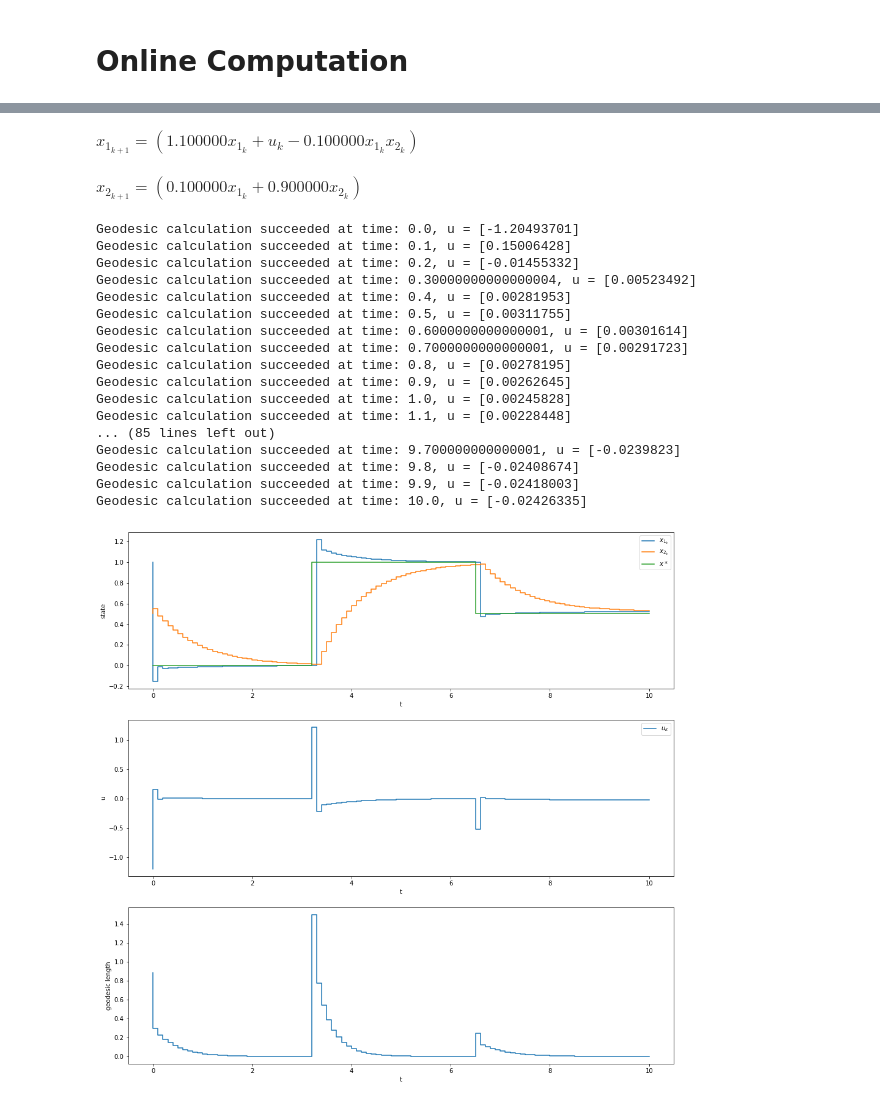
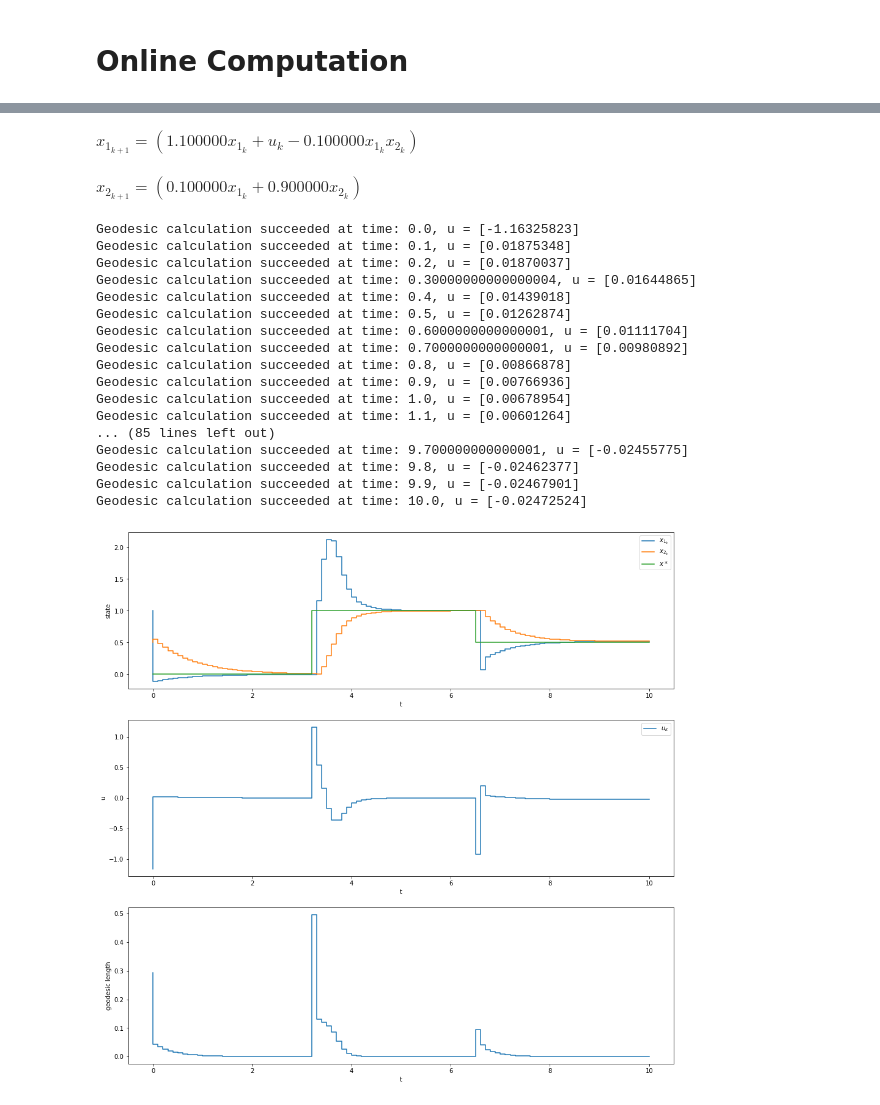
Before and after one commit to shaoyuancc/dccm_quasistatic, a Jupyter notebook: dccm_quasistatic/theory/cstr_example.ipynb, the cells around one changed output, grey strips where cells are left out. Cells and saved outputs as stored; diff of their text form; code cells hidden in the pictures.

```diff
--- a/dccm_quasistatic/theory/cstr_example.ipynb
+++ b/dccm_quasistatic/theory/cstr_example.ipynb
@@ -188,14 +210,14 @@ for i in range(N):
     Wk_next = np.array([[W11k_next, W12k_next], [W12k_next, W22k_next]])
 
 
-    L1k = l1c.dot(v)
-    L2k = l2c.dot(v)
+    L1k = l1c.dot(v_xi)
+    L2k = l2c.dot(v_xi)
     Lk = np.array([[L1k, L2k]])
 
-    # print("Wk: ", Wk.shape)
-    # print("Ak: ", Ak.shape)
-    # print("Bk: ", Bk.shape)
-    # print("Lk: ", Lk.shape)
+    print("Wk: ", Wk.shape)
+    print("Ak: ", Ak.shape)
+    print("Bk: ", Bk.shape)
+    print("Lk: ", Lk.shape)
 
 
     cross_diag = Ak @ Wk + Bk @ Lk
@@ -227,11 +249,11 @@ for c in infeasible_constraints:
     print(f"infeasible constraint: {c}")
 
 # Extract the solution
-print("w11c:\n", result.GetSolution(w11c))
-print("\nw12c:\n", result.GetSolution(w12c))
-print("\nw22c:\n", result.GetSolution(w22c))
-print("\nl1c:\n", result.GetSolution(l1c))
-print("\nl2c:\n", result.GetSolution(l2c))
+# print("w11c:\n", result.GetSolution(w11c))
+# print("\nw12c:\n", result.GetSolution(w12c))
+# print("\nw22c:\n", result.GetSolution(w22c))
+# print("\nl1c:\n", result.GetSolution(l1c))
+# print("\nl2c:\n", result.GetSolution(l2c))
 
 w11c_ans = result.GetSolution(w11c)
 w12c_ans = result.GetSolution(w12c)
@@ -273,7 +277,7 @@ def display_expression(label:str, expr):
         )
     )
 # %%
-class DesiredTrajectory(LeafSystem):
+class DesiredTrajectorySource(LeafSystem):
     def __init__(self, dim_x, dim_u):
         LeafSystem.__init__(self)
         self.dim_x = dim_x
@@ -438,7 +442,7 @@ class DCCMOnlineController(LeafSystem):
             W22i = self.params.w22c.dot(v)
             Wi = np.array([[W11i, W12i], [W12i, W22i]])
             # Get M(x_i) by inverting W(x_i)
-            Mi = self.get_2x2_inverse(Wi) # <= because of the division, this is not a polynomial anymore.
+            Mi = matrix_inverse(Wi) # self.get_2x2_inverse(Wi) # <= because of the division, this is not a polynomial anymore.
 
             # Rational Polynomial Expression
             metric_dist = delta_s[i] * delta_xs[i].T @ Mi @ delta_xs[i]
@@ -499,5 +503,5 @@ def visualize_geodesic_path(x0, x1, x, delta_xs, delta_s):
     plt.plot(x1[0], x1[1], 'o', color='green')
     plt.show()
 
-test_geodesic()
+# test_geodesic()
 # test_control_law()
@@ -523,6 +508,6 @@ delta_s:  [0.07247622 0.072066   0.07147429 0.07072266 0.06985005 0.06888881
 # %%
 params = DCCMOnlineParams(w11c_ans, w12c_ans, w22c_ans, l1c_ans, l2c_ans,
-                            N=3)
+                          deg=deg, N=3)
 x1 = Variable('x_{1_k}')
 x2 = Variable('x_{2_k}')
 u = np.array([Variable('u_k')])
@@ -552,7 +537,7 @@ system = builder.AddSystem(cstr_sys)
 controller = builder.AddSystem(DCCMOnlineController(params))
 
 # Desired trajectory system
-desired_trajectory = builder.AddSystem(DesiredTrajectory(params.dim_x, params.dim_u))
+desired_trajectory = builder.AddSystem(DesiredTrajectorySource(params.dim_x, params.dim_u))
 
 builder.Connect(desired_trajectory.GetOutputPort("x_desired"), controller.GetInputPort("x_desired"))
 builder.Connect(desired_trajectory.GetOutputPort("u_desired"), controller.GetInputPort("u_desired"))
@@ -584,47 +569,47 @@ u_log = u_logger.FindLog(context)
 g_log = g_logger.FindLog(context)
 
 fig, axs = plt.subplots(3, 1, figsize=(16, 16))
 
 axis = axs[0]
 axis.step(x_log.sample_times(),
          x_log.data().transpose(),
          x_log.sample_times(), xd_log.data().transpose()[:,0])
 axis.legend([r'$x_{1_k}$', r'$x_{2_k}$', r'$x*$'])
 axis.set_ylabel('state')
 axis.set_xlabel('t')
 
 axis = axs[1]
 axis.step(u_log.sample_times(),
          u_log.data().transpose())
 axis.legend([r'$u_{k}$'])
 axis.set_ylabel('u')
 axis.set_xlabel('t')
 
 axis = axs[2]
 axis.step(g_log.sample_times(),
          g_log.data().transpose())
 axis.set_ylabel('geodesic length')
 axis.set_xlabel('t')
 
 plt.show()
 # %% [output]
 $x_{1_{k+1}} = (1.100000x_{1_k} + u_k - 0.100000x_{1_k} x_{2_k})$
 $x_{2_{k+1}} = (0.100000x_{1_k} + 0.900000x_{2_k})$
-Geodesic calculation succeeded at time: 0.0, u = [-1.20493701]
-Geodesic calculation succeeded at time: 0.1, u = [0.15006428]
-Geodesic calculation succeeded at time: 0.2, u = [-0.01455332]
-Geodesic calculation succeeded at time: 0.30000000000000004, u = [0.00523492]
-Geodesic calculation succeeded at time: 0.4, u = [0.00281953]
-Geodesic calculation succeeded at time: 0.5, u = [0.00311755]
-Geodesic calculation succeeded at time: 0.6000000000000001, u = [0.00301614]
-Geodesic calculation succeeded at time: 0.7000000000000001, u = [0.00291723]
-Geodesic calculation succeeded at time: 0.8, u = [0.00278195]
-Geodesic calculation succeeded at time: 0.9, u = [0.00262645]
-Geodesic calculation succeeded at time: 1.0, u = [0.00245828]
-Geodesic calculation succeeded at time: 1.1, u = [0.00228448]
+Geodesic calculation succeeded at time: 0.0, u = [-1.16325823]
+Geodesic calculation succeeded at time: 0.1, u = [0.01875348]
+Geodesic calculation succeeded at time: 0.2, u = [0.01870037]
+Geodesic calculation succeeded at time: 0.30000000000000004, u = [0.01644865]
+Geodesic calculation succeeded at time: 0.4, u = [0.01439018]
+Geodesic calculation succeeded at time: 0.5, u = [0.01262874]
+Geodesic calculation succeeded at time: 0.6000000000000001, u = [0.01111704]
+Geodesic calculation succeeded at time: 0.7000000000000001, u = [0.00980892]
+Geodesic calculation succeeded at time: 0.8, u = [0.00866878]
+Geodesic calculation succeeded at time: 0.9, u = [0.00766936]
+Geodesic calculation succeeded at time: 1.0, u = [0.00678954]
+Geodesic calculation succeeded at time: 1.1, u = [0.00601264]
 ... (85 lines left out)
-Geodesic calculation succeeded at time: 9.700000000000001, u = [-0.0239823]
-Geodesic calculation succeeded at time: 9.8, u = [-0.02408674]
-Geodesic calculation succeeded at time: 9.9, u = [-0.02418003]
-Geodesic calculation succeeded at time: 10.0, u = [-0.02426335]
+Geodesic calculation succeeded at time: 9.700000000000001, u = [-0.02455775]
+Geodesic calculation succeeded at time: 9.8, u = [-0.02462377]
+Geodesic calculation succeeded at time: 9.9, u = [-0.02467901]
+Geodesic calculation succeeded at time: 10.0, u = [-0.02472524]
-[figure, old version]
+[figure, new version]
```
Also changed, not shown: parts of 4 cells of this notebook, 18 other files.
